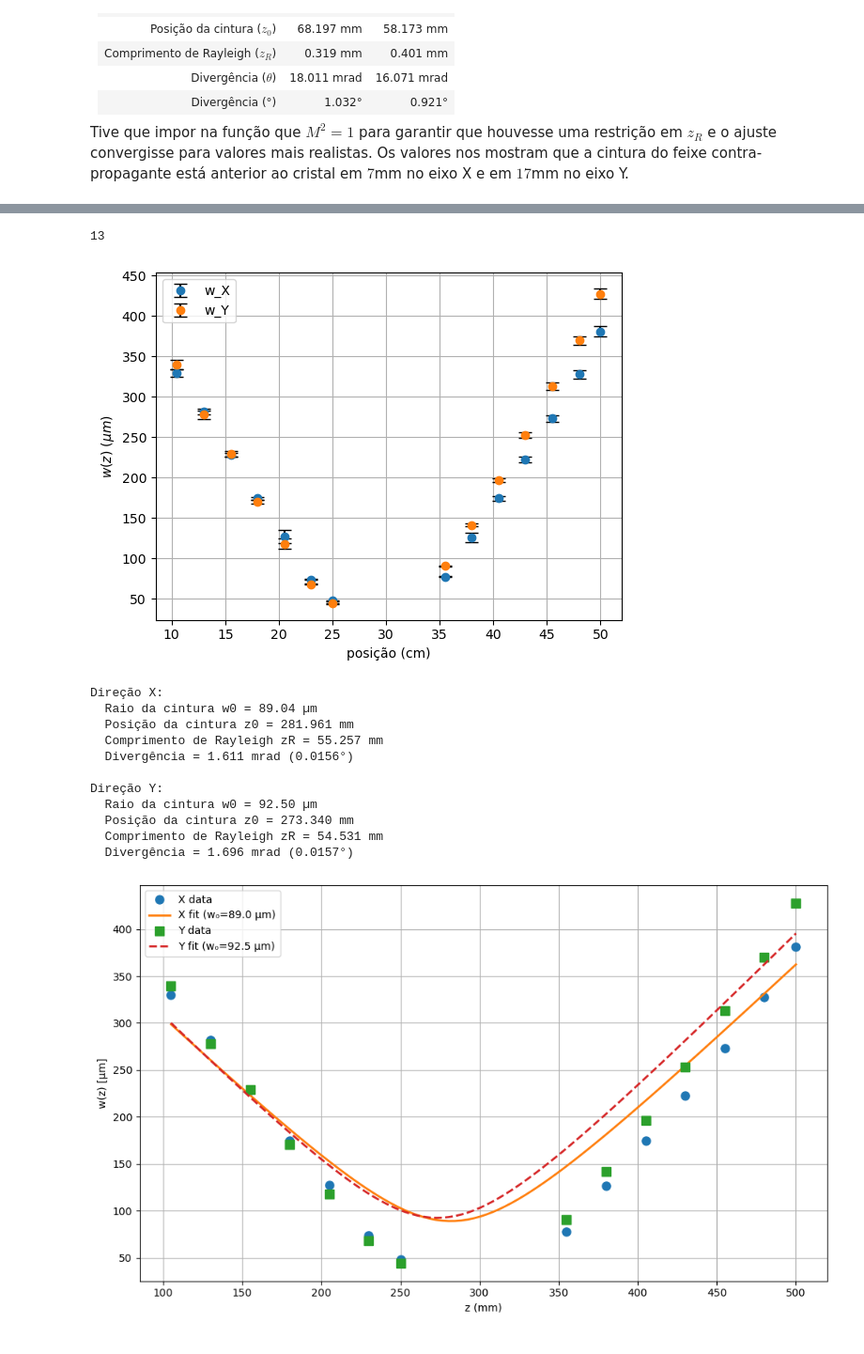
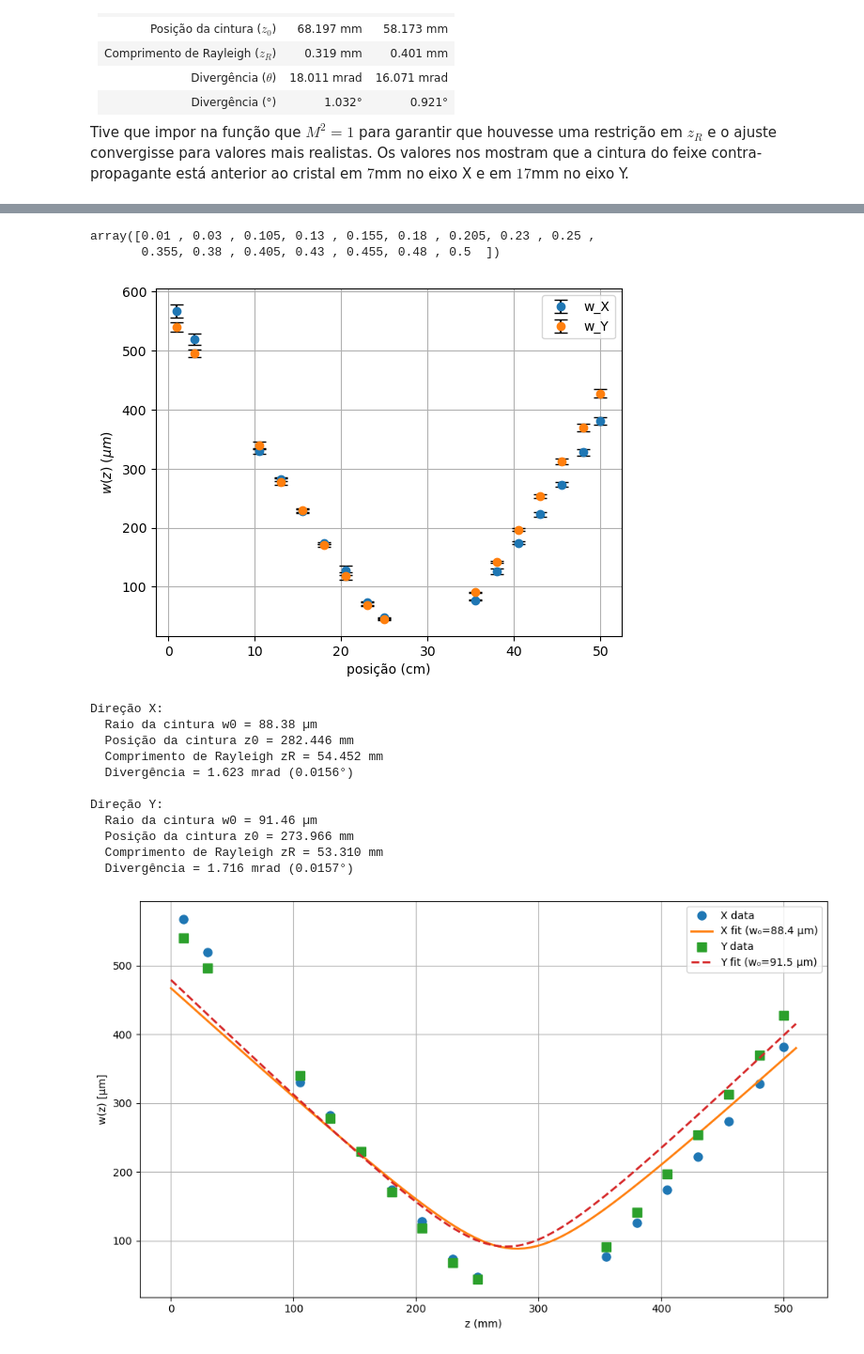
Before and after one commit to pedr19faria/BinSat, a Jupyter notebook: IDOR_Acoplamento.ipynb, the cells around one changed output, grey strips where cells are left out. Shown at 94% size. Saved outputs shown, nothing was run; the diff lists cells and outputs as text; code cells hidden in the pictures.

```diff
--- a/IDOR_Acoplamento.ipynb
+++ b/IDOR_Acoplamento.ipynb
@@ -181,7 +188,7 @@ def gaussian_fit(w_X, w_Y, std_wX, std_wY, z,
     return (w0_X, w0_Y, z0_X, z0_Y, zR_X, zR_Y,
             divergence_X_mrad, divergence_Y_mrad, M2_X, M2_Y)
 # %%
-w0_X,w0_Y,z0_X,z0_Y,zR_X,zR_Y,divergence_X_mrad,divergence_Y_mrad,M2_X,M2_Y = gaussian_fit(w_X,w_Y,std_wX, std_wY,z_livre)
+w0_X,w0_Y,z0_X,z0_Y,zR_X,zR_Y,divergence_X_mrad,divergence_Y_mrad,M2_Xp,M2_Yp = gaussian_fit(w_X,w_Y,std_wX, std_wY,z_livre)
 
 print("Direção X:")
 print(f"  Raio da cintura w0 = {w0_X*1e6:.2f} µm")
@@ -722,4 +495,16 @@ z_325= np.array([10.5,13,15.5,18,20.5,23,25, 25+10.5, 25+13, 15.5+25,18+25, 20.5
+# %%
+z_325_antes = np.array([1,3,10.5,13,15.5,18,20.5,23,25])*1e-2
+z_325_depois = 25e-2 + np.array([10.5,13,15.5,18,20.5,23,25])*1e-2
+z_325 = np.concatenate((z_325_antes,z_325_depois))
+# %%
+z_325
+# %% [output]
+array([0.01 , 0.03 , 0.105, 0.13 , 0.155, 0.18 , 0.205, 0.23 , 0.25 ,
+       0.355, 0.38 , 0.405, 0.43 , 0.455, 0.48 , 0.5  ])
 # %%
+### Antes da lente:
+l325_1 = pd.read_csv("Data_2310_325/M9_#001.txt", sep="\t",skiprows=10,encoding="latin1")
+l325_2 = pd.read_csv("Data_2310_325/M8_#001.txt", sep="\t",skiprows=10,encoding="latin1")
 l325_3 = pd.read_csv("Data_2310_325/M1_#001.txt", sep="\t",skiprows=10,encoding="latin1")
 l325_4 = pd.read_csv("Data_2310_325/M2_#001.txt", sep="\t",skiprows=10,encoding="latin1")
 l325_5 = pd.read_csv("Data_2310_325/M3_#001.txt", sep="\t",skiprows=10,encoding="latin1")
@@ -727,6 +512,8 @@ l325_6 = pd.read_csv("Data_2310_325/M4_#001.txt", sep="\t",skiprows=10,encoding=
 l325_7 = pd.read_csv("Data_2310_325/M5_#001.txt", sep="\t",skiprows=10,encoding="latin1")
 l325_8 = pd.read_csv("Data_2310_325/M6_#001.txt", sep="\t",skiprows=10,encoding="latin1")
 l325_9 = pd.read_csv("Data_2310_325/M7_#001.txt", sep="\t",skiprows=10,encoding="latin1")
+
+### Depois da lente:
 l325_10 = pd.read_csv("Data_2310_325/M10_#001.txt", sep="\t",skiprows=10,encoding="latin1")
 l325_11 = pd.read_csv("Data_2310_325/M11_#001.txt", sep="\t",skiprows=10,encoding="latin1")
 l325_12 = pd.read_csv("Data_2310_325/M12_#001.txt", sep="\t",skiprows=10,encoding="latin1")
@@ -735,13 +522,8 @@ l325_14 = pd.read_csv("Data_2310_325/M14_#001.txt", sep="\t",skiprows=10,encodin
 l325_15 = pd.read_csv("Data_2310_325/M15_#001.txt", sep="\t",skiprows=10,encoding="latin1")
 l325_16 = pd.read_csv("Data_2310_325/M16_#001.txt", sep="\t",skiprows=10,encoding="latin1")
 # %%
-files = [l325_3, l325_4, l325_5, l325_6, l325_7,l325_8,l325_9,l325_10, l325_11, l325_12, l325_13, l325_14,l325_15,l325_16]
+files = [l325_1,l325_2, l325_3, l325_4, l325_5, l325_6, l325_7,l325_8,l325_9,l325_10, l325_11, l325_12, l325_13, l325_14,l325_15,l325_16]
 w_X, w_Y,std_wY,std_wX = beam_waist(files)
-
-len(files)
-len(z_325)
-# %% [output]
-13
 # %%
 # Vamos plotar um exemplo:
 plt.errorbar(z_325*1e2, w_X, yerr = std_wX, fmt='o', ecolor='black', capsize=5, label = 'w_X')
@@ -755,45 +537,46 @@ plt.ylabel(r'$w(z)$ ($\mu m$)')
 
 plt.show()
 # %% [output]
-[figure, old version]
+[figure, new version]
 # %%
-w0_X,w0_Y,z0_X,z0_Y,zR_X,zR_Y,divergence_X_mrad,divergence_Y_mrad,M2_X,M2_Y = gaussian_fit(w_X,w_Y,std_wX, std_wY,z_325,M2_X = M2_X, M2_Y = M2_Y )
+w0_X,w0_Y,z0_X,z0_Y,zR_X,zR_Y,divergence_X_mrad,divergence_Y_mrad,M2_X,M2_Y = gaussian_fit(w_X,w_Y,std_wX, std_wY,z_325,M2_X = M2_Xp, M2_Y = M2_Yp
+                                                                                          )
 
 print("Direção X:")
 print(f"  Raio da cintura w0 = {w0_X*1e6:.2f} µm")
 print(f"  Posição da cintura z0 = {z0_X*1e3:.3f} mm")
 print(f"  Comprimento de Rayleigh zR = {zR_X*1e3:.3f} mm")
 print(f"  Divergência = {divergence_X_mrad:.3f} mrad ({np.degrees(divergence_X):.4f}°)")
 
 print("\nDireção Y:")
 print(f"  Raio da cintura w0 = {w0_Y*1e6:.2f} µm")
 print(f"  Posição da cintura z0 = {z0_Y*1e3:.3f} mm")
 print(f"  Comprimento de Rayleigh zR = {zR_Y*1e3:.3f} mm")
 print(f"  Divergência = {divergence_Y_mrad:.3f} mrad ({np.degrees(divergence_Y):.4f}°)")
 
 # Plot
-z_fit = np.linspace(z_325.min(), z_325.max(), 100)
+z_fit = np.linspace(z_325.min() - 1e-2, z_325.max() +1e-2, 100)
 plt.figure(figsize=(10, 6))
 plt.plot(z_325*1e3, w_X, 'o', label='X data', markersize=8)
 plt.plot(z_fit*1e3, gaussian_beam(z_fit, w0_X,z0_X,zR_X)*1e6, '-', label=f'X fit (w₀={w0_X*1e6:.1f} µm)', linewidth=2)
 plt.plot(z_325*1e3, w_Y, 's', label='Y data', markersize=8)
 plt.plot(z_fit*1e3, gaussian_beam(z_fit, w0_Y,z0_Y,zR_Y)*1e6, '--', label=f'Y fit (w₀={w0_Y*1e6:.1f} µm)', linewidth=2)
 plt.xlabel('z (mm)')
 plt.ylabel('w(z) [µm]')
 plt.legend()
 plt.grid()
 plt.tight_layout()
 plt.show()
 # %% [output]
 Direção X:
-  Raio da cintura w0 = 89.04 µm
-  Posição da cintura z0 = 281.961 mm
-  Comprimento de Rayleigh zR = 55.257 mm
-  Divergência = 1.611 mrad (0.0156°)
+  Raio da cintura w0 = 88.38 µm
+  Posição da cintura z0 = 282.446 mm
+  Comprimento de Rayleigh zR = 54.452 mm
+  Divergência = 1.623 mrad (0.0156°)
 
 Direção Y:
-  Raio da cintura w0 = 92.50 µm
-  Posição da cintura z0 = 273.340 mm
-  Comprimento de Rayleigh zR = 54.531 mm
-  Divergência = 1.696 mrad (0.0157°)
+  Raio da cintura w0 = 91.46 µm
+  Posição da cintura z0 = 273.966 mm
+  Comprimento de Rayleigh zR = 53.310 mm
+  Divergência = 1.716 mrad (0.0157°)
-[figure, old version]
+[figure, new version]
```
Also changed, not shown: parts of 35 cells of this notebook, 1 other file.
